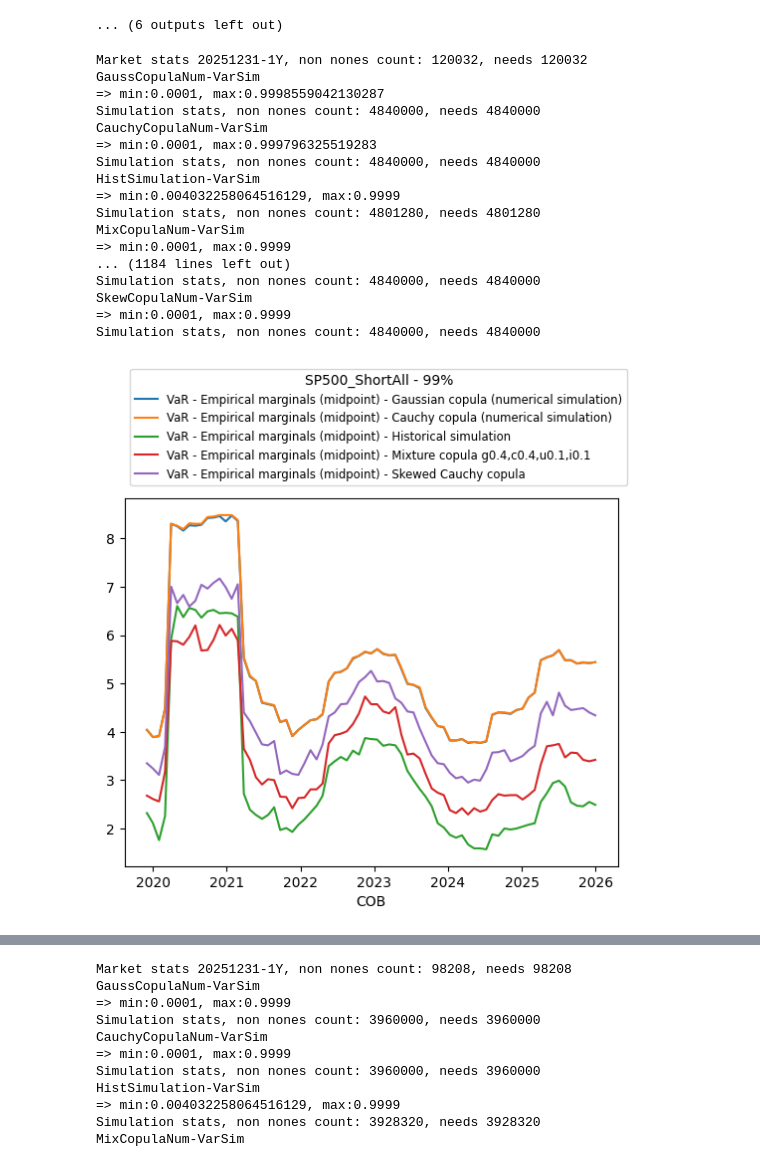
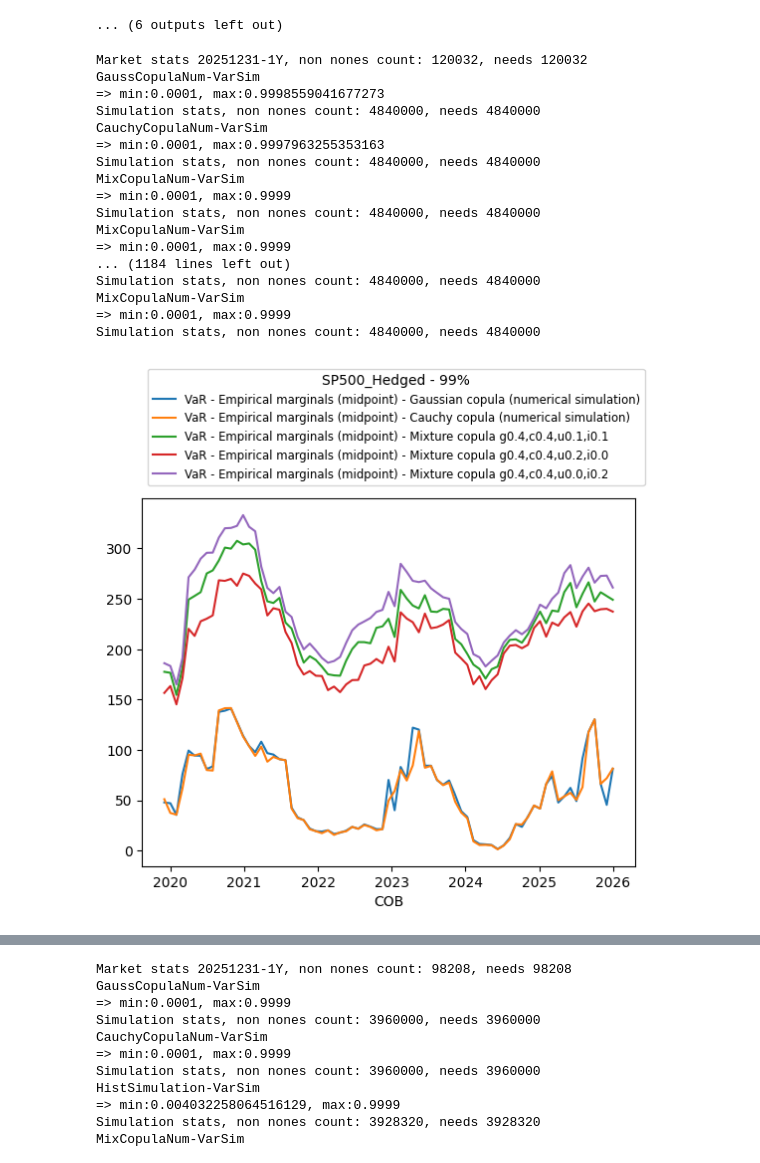
Before and after one commit to SergioArkhypov/MLCopula, a Jupyter notebook: code/study_copula_and_var.ipynb, the cells around one changed output, grey strips where cells are left out. Cells and saved outputs as stored; diff of their text form; code cells hidden in the pictures.

Commit message:
Adding all figures for VaR

```diff
--- a/code/study_copula_and_var.ipynb
+++ b/code/study_copula_and_var.ipynb
@@ -85,10 +85,10 @@ from datetime import datetime, timedelta
 import matplotlib.pyplot as plt
 
 relpath = os.path.dirname(os.path.abspath(''))
-ptf_name = 'SP500_ShortAll' # 'SP500_Hedged', 'SP500_LongAll', 'SP500_ShortAll'
+ptf_name = 'SP500_Hedged' # 'SP500_Hedged', 'SP500_LongAll', 'SP500_ShortAll'
 output_path_part = 'C:\\Temp'
-meth_list = [('GaussCopulaNum', 'VarSim'), ('CauchyCopulaNum', 'VarSim'), ('HistSimulation', 'VarSim'), ('MixCopulaNum', 'VarSim', [0.4, 0.4, 0.1, 0.1]), ('SkewCopulaNum', 'VarSim', [0.95]*484)]
-#meth_list = [('GaussCopulaNum', 'VarSim'), ('CauchyCopulaNum', 'VarSim'), ('MixCopulaNum', 'VarSim', [0.4, 0.4, 0.1, 0.1]), ('MixCopulaNum', 'VarSim', [0.4, 0.4, 0.2, 0.0]), ('MixCopulaNum', 'VarSim', [0.4, 0.4, 0.0, 0.2])]
+#meth_list = [('GaussCopulaNum', 'VarSim'), ('CauchyCopulaNum', 'VarSim'), ('HistSimulation', 'VarSim'), ('MixCopulaNum', 'VarSim', [0.4, 0.4, 0.1, 0.1]), ('SkewCopulaNum', 'VarSim', [0.95]*484)]
+meth_list = [('GaussCopulaNum', 'VarSim'), ('CauchyCopulaNum', 'VarSim'), ('MixCopulaNum', 'VarSim', [0.4, 0.4, 0.1, 0.1]), ('MixCopulaNum', 'VarSim', [0.4, 0.4, 0.2, 0.0]), ('MixCopulaNum', 'VarSim', [0.4, 0.4, 0.0, 0.2])]
 cob_date_str='20251231'
 figpath = 'C:\\dev\\MLCopula\\document\\figures'
 
@@ -156,37 +156,37 @@ plt.show()
 
 res4.set_index('COB', inplace=True);
 res4.to_csv(f'{output_path_part}\\{ptf_name}-var_900.csv')
 res4.plot().legend(bbox_to_anchor=(0., 1.02, 1., .102), fontsize='small').set_title(f'{ptf_name} - 90%')
 plt.savefig(f'{figpath}\\Var_{ptf_name}_900.png', bbox_inches="tight")
 plt.show()
 
 res5.set_index('COB', inplace=True);
 res5.to_csv(f'{output_path_part}\\{ptf_name}-var_750.csv')
 res5.plot().legend(bbox_to_anchor=(0., 1.02, 1., .102), fontsize='small').set_title(f'{ptf_name} - 75%')
 plt.savefig(f'{figpath}\\Var_{ptf_name}_750.png', bbox_inches="tight")
 plt.show()
 
 #TODO:
 # 1) result stats i.e. multi quantile etc.
 # 2) logging /storing with decorator
 # 3) mixture copula & copula 1 & copula 0
 # 4) different marginals
 # %% [output]
 Market stats 20251231-1Y, non nones count: 120032, needs 120032
 GaussCopulaNum-VarSim
-=> min:0.0001, max:0.9998559042130287
+=> min:0.0001, max:0.9998559041677273
 Simulation stats, non nones count: 4840000, needs 4840000
 CauchyCopulaNum-VarSim
-=> min:0.0001, max:0.999796325519283
+=> min:0.0001, max:0.9997963255353163
 Simulation stats, non nones count: 4840000, needs 4840000
-HistSimulation-VarSim
-=> min:0.004032258064516129, max:0.9999
-Simulation stats, non nones count: 4801280, needs 4801280
+MixCopulaNum-VarSim
+=> min:0.0001, max:0.9999
+Simulation stats, non nones count: 4840000, needs 4840000
 MixCopulaNum-VarSim
 => min:0.0001, max:0.9999
 ... (1184 lines left out)
 Simulation stats, non nones count: 4840000, needs 4840000
-SkewCopulaNum-VarSim
+MixCopulaNum-VarSim
 => min:0.0001, max:0.9999
 Simulation stats, non nones count: 4840000, needs 4840000
-[figure, old version]
+[figure, new version]
```
Also changed, not shown: parts of 1 cell of this notebook, 21 other files.
